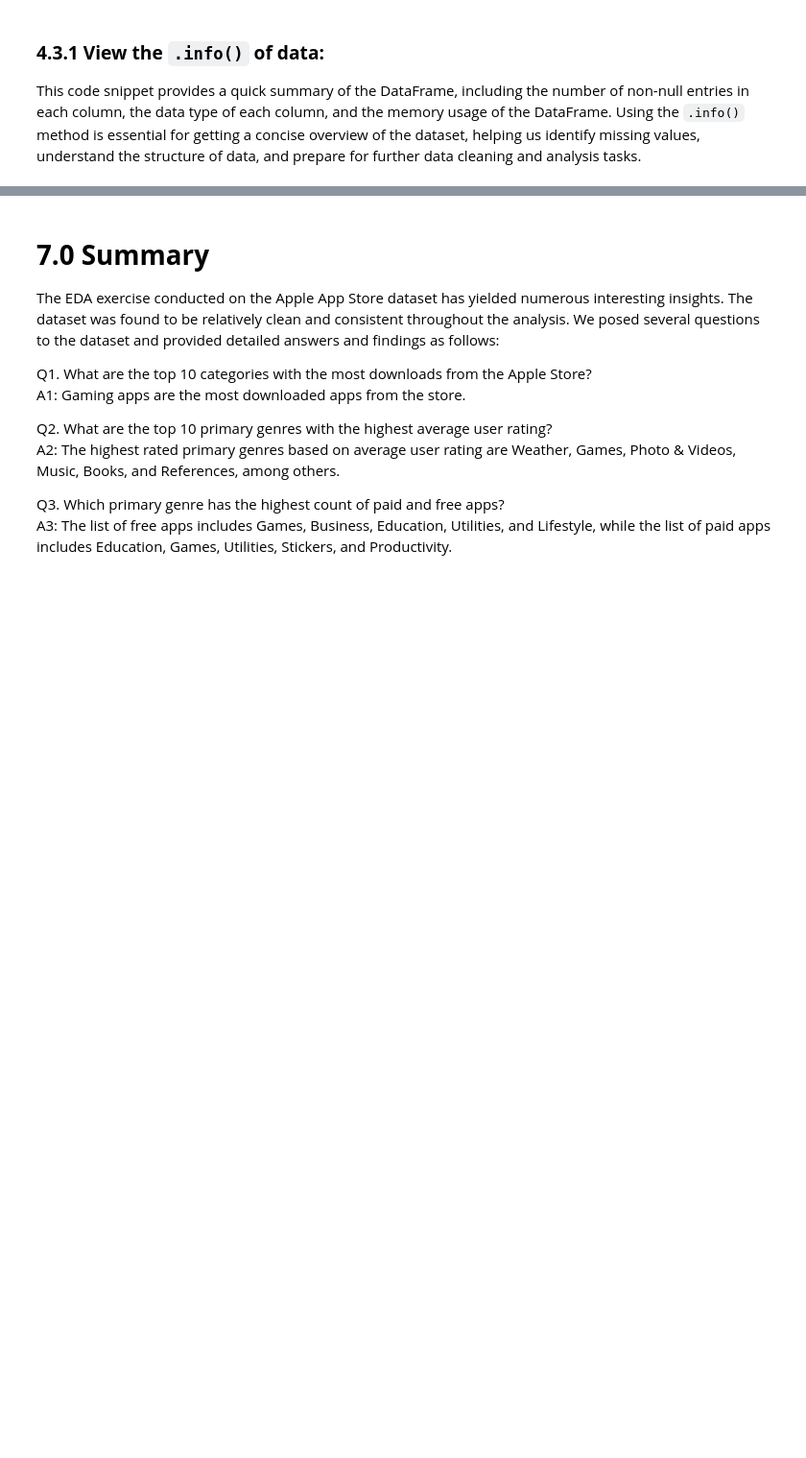
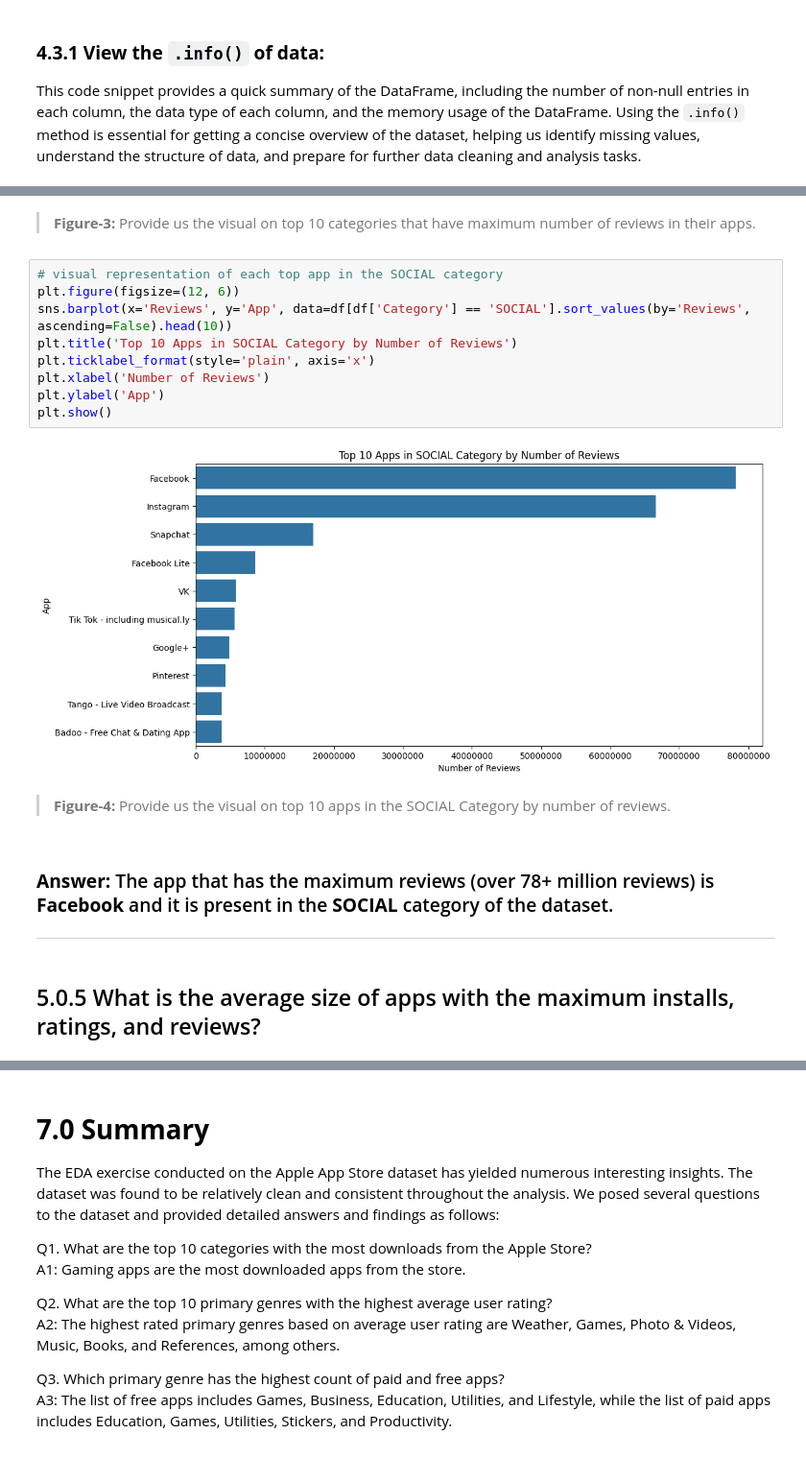
Before and after one commit to fitfaizan/Python-Jupyter-Notebooks, a Jupyter notebook: google_play_apps_EDA/My_Template.ipynb, the cells around one changed output, grey strips where cells are left out. Shown: that part at 96% size. Cells and saved outputs as stored; diff of their text form; blank space fills up the shorter version.

```diff
--- a/google_play_apps_EDA/My_Template.ipynb
+++ b/google_play_apps_EDA/My_Template.ipynb
@@ -217,0 +513,20 @@ Although App_name may have duplications, the records are unique as a whole, with
+# %% [markdown]
+> **Figure-3:** Provide us the visual on top 10 categories that have maximum number of reviews in their apps.
+# %%
+# visual representation of each top app in the SOCIAL category
+plt.figure(figsize=(12, 6))
+sns.barplot(x='Reviews', y='App', data=df[df['Category'] == 'SOCIAL'].sort_values(by='Reviews', ascending=False).head(10))
+plt.title('Top 10 Apps in SOCIAL Category by Number of Reviews')
+plt.ticklabel_format(style='plain', axis='x')
+plt.xlabel('Number of Reviews')
+plt.ylabel('App')
+plt.show()
+# %% [output]
+[figure, added]
+# %% [markdown]
+> **Figure-4:** Provide us the visual on top 10 apps in the SOCIAL Category by number of reviews.
+# %% [markdown]
+### **Answer:** The app that has the maximum reviews (over 78+ million reviews) is **Facebook** and it is present in the **SOCIAL** category of the dataset.
+---
+# %% [markdown]
+## 5.0.5 What is the average size of apps with the maximum installs, ratings, and reviews?
```
Also changed, not shown: parts of 81 cells of this notebook, 3 other files.
